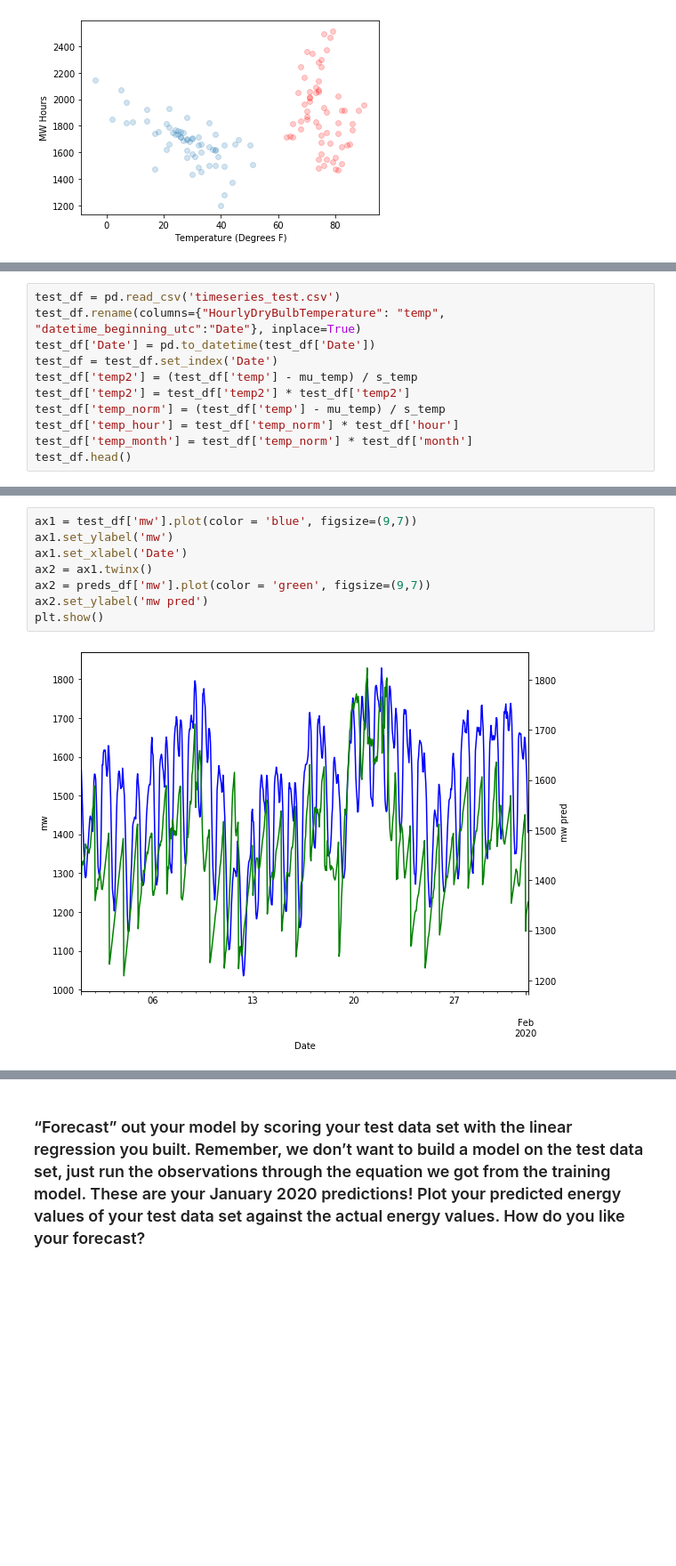
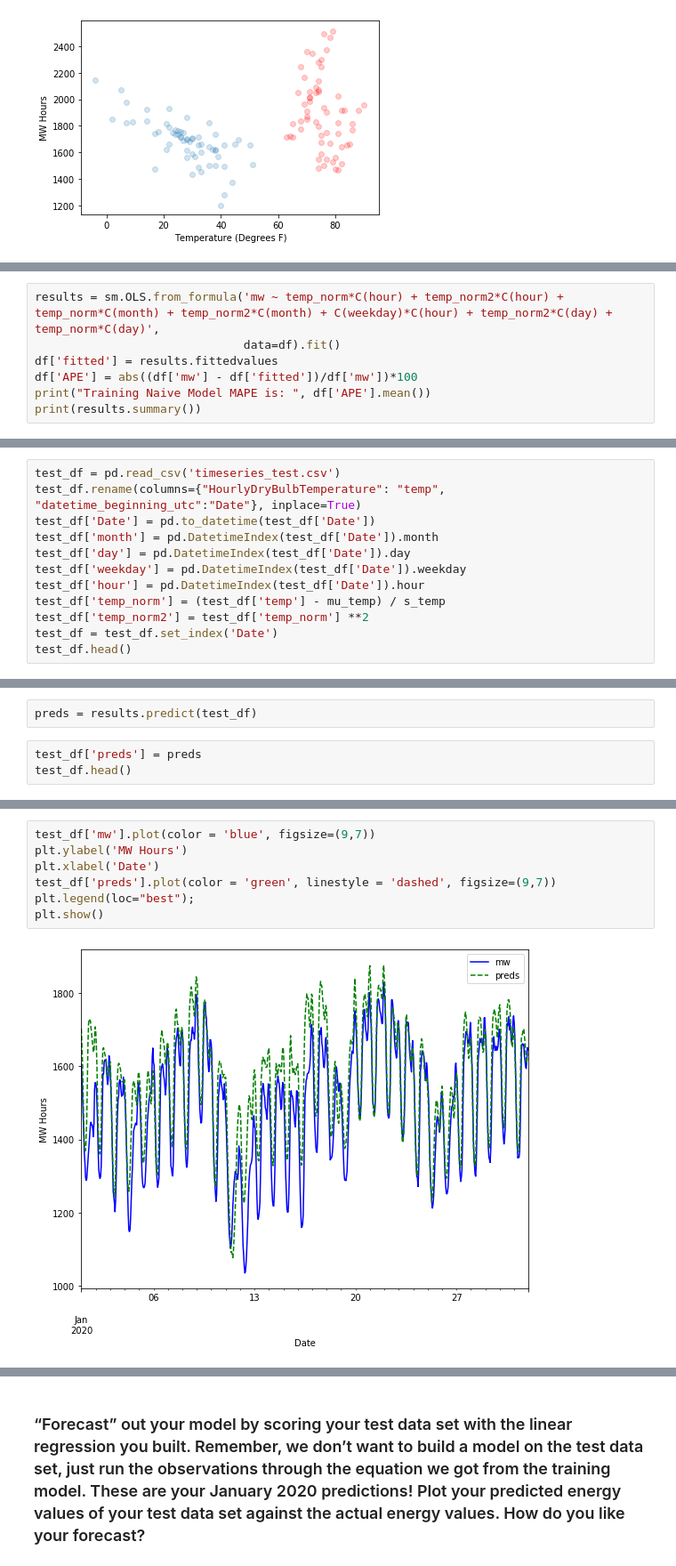
Before and after one commit to wordsmithereens/time_series_energy_demand, a Jupyter notebook: modeling.ipynb, the cells around one changed output, grey strips where cells are left out. Shown: that part at 89% size. Cells and saved outputs as stored; diff of their text form; blank space fills up the shorter version.

```diff
--- a/modeling.ipynb
+++ b/modeling.ipynb
@@ -161,0 +158,7 @@ R^2: 0.45324238581831455
+# %%
+results = sm.OLS.from_formula('mw ~ temp_norm*C(hour) + temp_norm2*C(hour) + temp_norm*C(month) + temp_norm2*C(month) + C(weekday)*C(hour) + temp_norm2*C(day) + temp_norm*C(day)',
+                              data=df).fit()
+df['fitted'] = results.fittedvalues
+df['APE'] = abs((df['mw'] - df['fitted'])/df['mw'])*100
+print("Training Naive Model MAPE is: ", df['APE'].mean())
+print(results.summary())
@@ -179,11 +197,12 @@ MAPE: 10.690545376211077
 test_df = pd.read_csv('timeseries_test.csv')
 test_df.rename(columns={"HourlyDryBulbTemperature": "temp", "datetime_beginning_utc":"Date"}, inplace=True)
 test_df['Date'] = pd.to_datetime(test_df['Date'])
+test_df['month'] = pd.DatetimeIndex(test_df['Date']).month
+test_df['day'] = pd.DatetimeIndex(test_df['Date']).day
+test_df['weekday'] = pd.DatetimeIndex(test_df['Date']).weekday
+test_df['hour'] = pd.DatetimeIndex(test_df['Date']).hour
+test_df['temp_norm'] = (test_df['temp'] - mu_temp) / s_temp
+test_df['temp_norm2'] = test_df['temp_norm'] **2
 test_df = test_df.set_index('Date')
-test_df['temp2'] = (test_df['temp'] - mu_temp) / s_temp
-test_df['temp2'] = test_df['temp2'] * test_df['temp2']
-test_df['temp_norm'] = (test_df['temp'] - mu_temp) / s_temp
-test_df['temp_hour'] = test_df['temp_norm'] * test_df['hour']
-test_df['temp_month'] = test_df['temp_norm'] * test_df['month']
 test_df.head()
 # %% [output]
@@ -214,0 +216,5 @@ MAPE: 8.25726766297598
+# %%
+preds = results.predict(test_df)
+# %%
+test_df['preds'] = preds
+test_df.head()
@@ -215,10 +229,9 @@ MAPE: 8.25726766297598
 # %%
-ax1 = test_df['mw'].plot(color = 'blue', figsize=(9,7))
-ax1.set_ylabel('mw')
-ax1.set_xlabel('Date')
-ax2 = ax1.twinx()
-ax2 = preds_df['mw'].plot(color = 'green', figsize=(9,7))
-ax2.set_ylabel('mw pred')
+test_df['mw'].plot(color = 'blue', figsize=(9,7))
+plt.ylabel('MW Hours')
+plt.xlabel('Date')
+test_df['preds'].plot(color = 'green', linestyle = 'dashed', figsize=(9,7))
+plt.legend(loc="best");
 plt.show()
 # %% [output]
-[figure, old version]
+[figure, new version]
```
Also changed, not shown: parts of 24 cells of this notebook, 3 other files.
